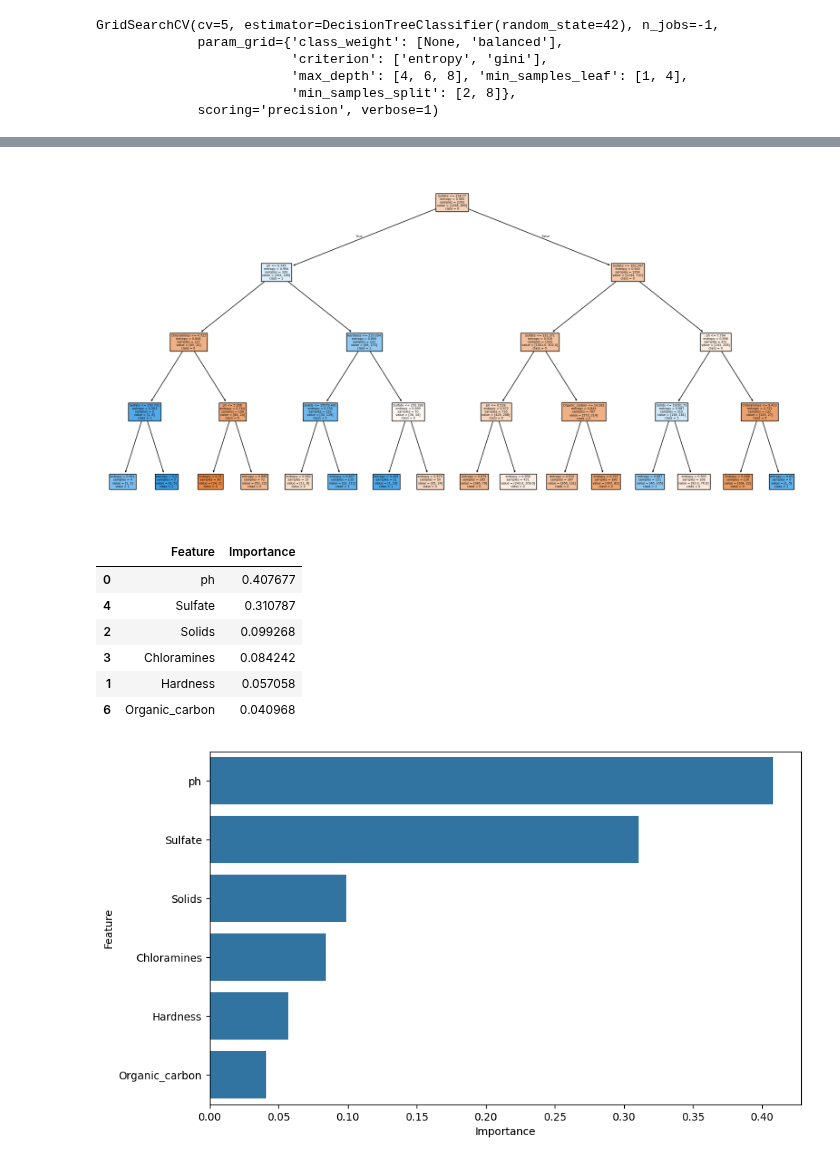
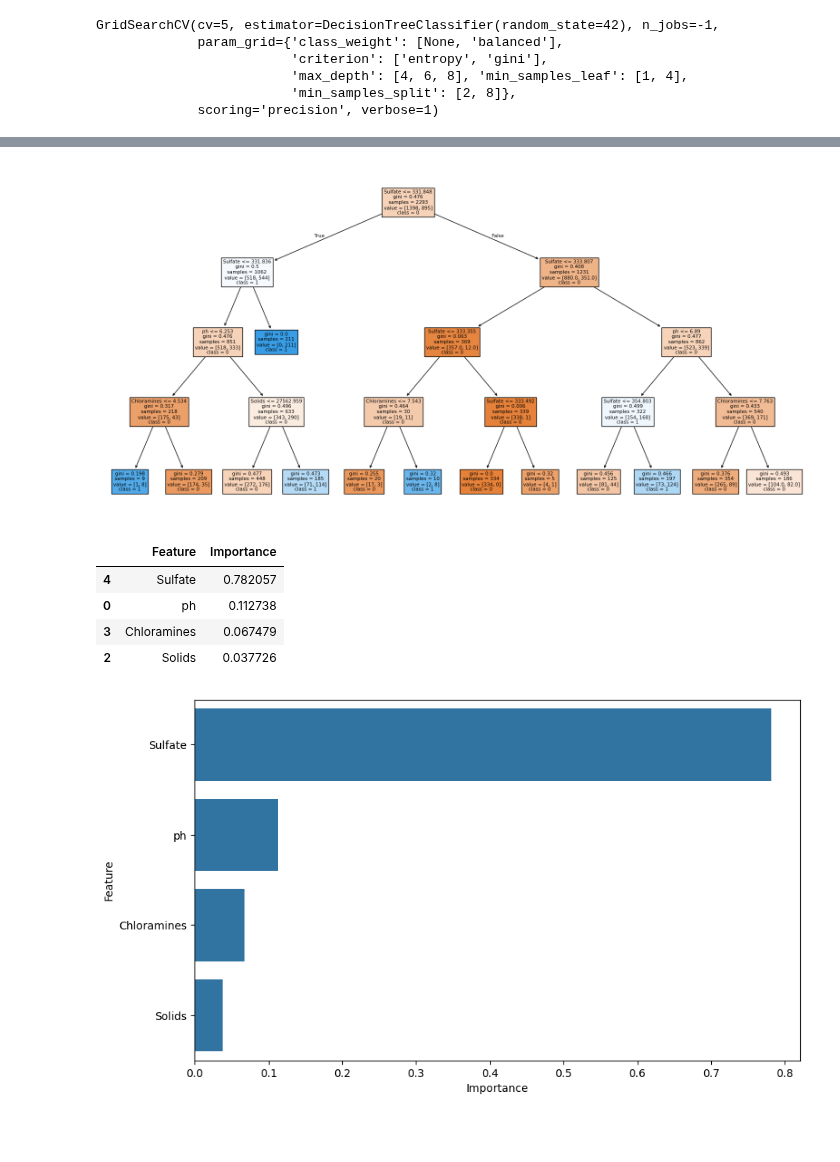
Before and after one commit to A47126/BT-Machine-Learning-Group-7, a Jupyter notebook: water_pota_no_plot.ipynb, the cells around one changed output, grey strips where cells are left out. Drawn from its saved outputs; the diff is of its cells as text; code cells hidden in the pictures; blank space fills up the shorter version.

```diff
--- a/water_pota_no_plot.ipynb
+++ b/water_pota_no_plot.ipynb
@@ -183,6 +181,11 @@ ph                   7.036752
 Sulfate            331.838167
 Trihalomethanes     66.678214
 dtype: float64
+# %%
+# Điền ô null bằng trung vị
+df['ph'].fillna(value=df['ph'].median(),inplace=True)
+df['Sulfate'] = df.groupby('Potability')['Sulfate'].transform(lambda x: x.fillna(x.median()))
+df['Trihalomethanes'].fillna(value=df['Trihalomethanes'].median(),inplace=True)
 # %% [markdown]
 # Chia train, test
 # %% [markdown]
@@ -235,7 +201,7 @@ Series([], dtype: int64)
 # Chạy mô hình
 # %%
 decision_tree = DecisionTreeClassifier(random_state=42)
-decision_tree.fit(X_train_filled, y_train)
+decision_tree.fit(X_train, y_train)
 # %% [output]
 DecisionTreeClassifier(random_state=42)
 # %%
@@ -267,7 +233,7 @@ param_grid = {
 }
 # %%
 grid_search = GridSearchCV(estimator=DecisionTreeClassifier(random_state=42), param_grid=param_grid, cv=5, scoring='precision', n_jobs=-1, verbose=1)
-grid_search.fit(X_train_filled, y_train)
+grid_search.fit(X_train, y_train)
 # %% [output]
 Fitting 5 folds for each of 48 candidates, totalling 240 fits
 GridSearchCV(cv=5, estimator=DecisionTreeClassifier(random_state=42), n_jobs=-1,
@@ -389,7 +355,7 @@ plt.show()
 
 # Cây đã tối ưu
 # %% [output]
-[figure, old version]
+[figure, new version]
 # %%
 # Kiểm tra độ quan trọng của thuộc tính đến mô hình
 def check_importance(model, feature_names):
@@ -408,16 +374,14 @@ def check_importance(model, feature_names):
 check_importance(best_decision_tree, df.columns[:-1])
 # %% [output]
 |  | Feature | Importance |
-| 0 | ph | 0.407677 |
-| 4 | Sulfate | 0.310787 |
-| 2 | Solids | 0.099268 |
-| 3 | Chloramines | 0.084242 |
-| 1 | Hardness | 0.057058 |
-| 6 | Organic_carbon | 0.040968 |
+| 4 | Sulfate | 0.782057 |
+| 0 | ph | 0.112738 |
+| 3 | Chloramines | 0.067479 |
+| 2 | Solids | 0.037726 |
 # %%
-importance_df = check_importance(best_decision_tree, X_train_filled.columns)
+importance_df = check_importance(best_decision_tree, X_train.columns)
 plt.figure(figsize=(10,6))
 sns.barplot(data=importance_df, x='Importance', y='Feature')
 plt.show()
 # %% [output]
-[figure, old version]
+[figure, new version]
```
Also changed, not shown: parts of 17 cells of this notebook.
